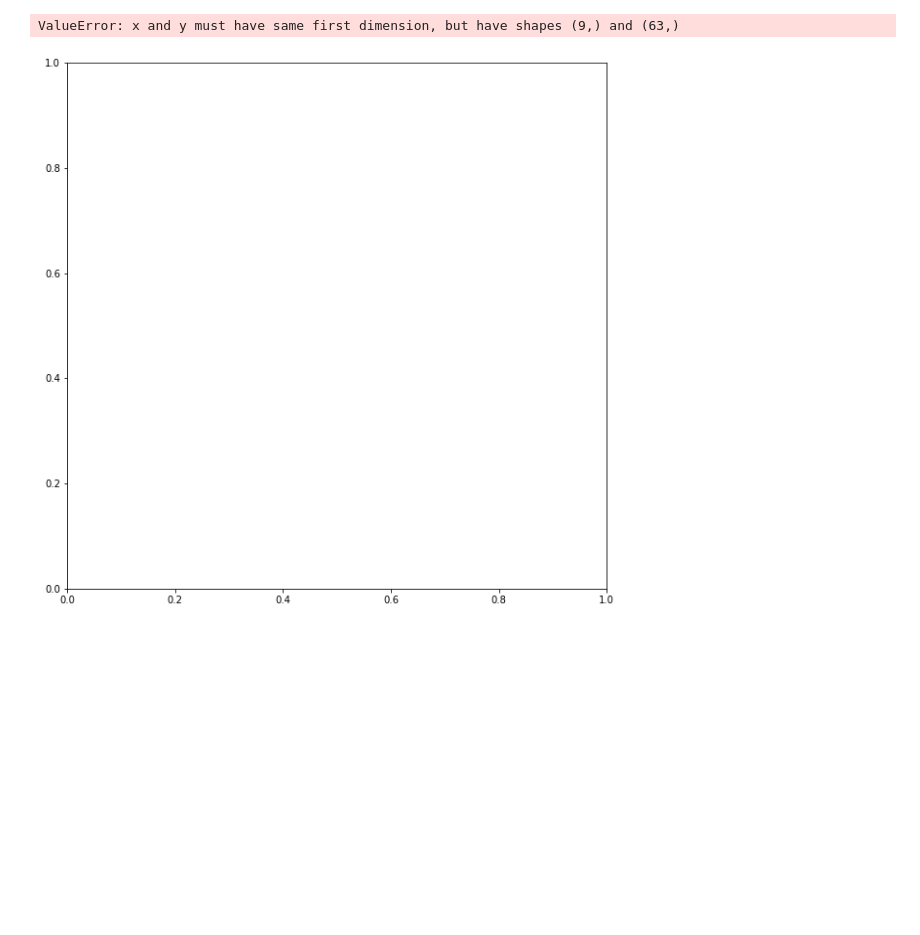
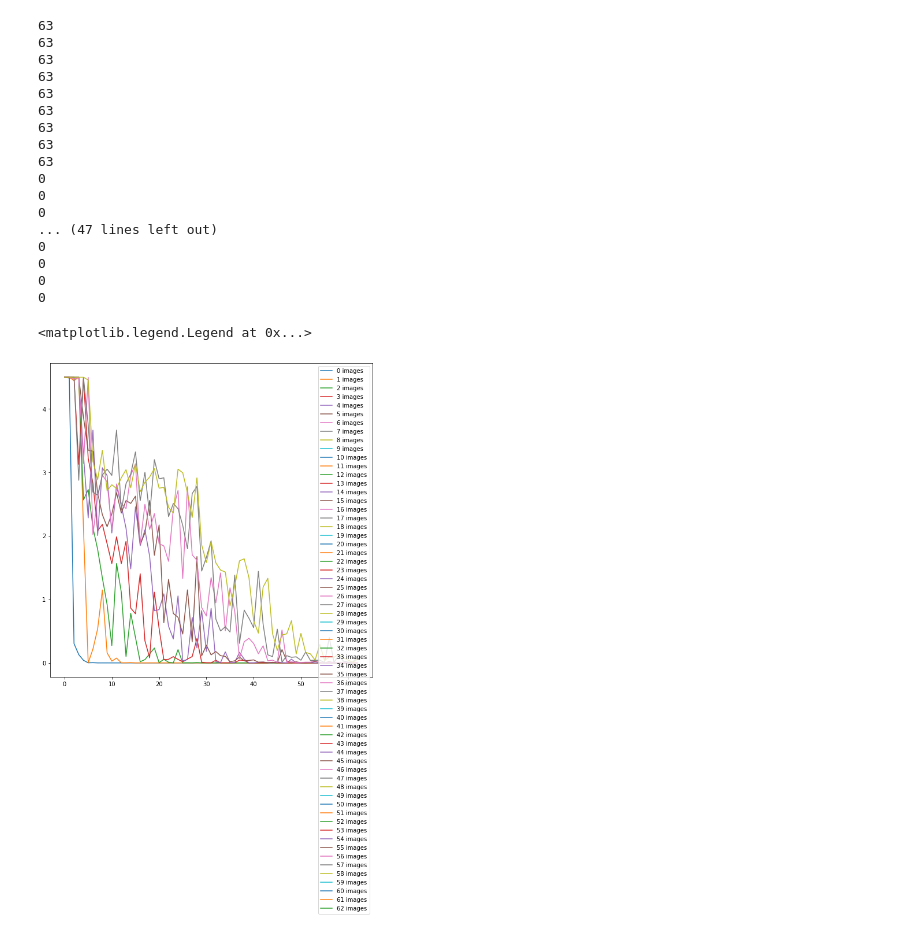
Before and after one commit to doomgutt/NMA-CN-2022-Project--Group-A---Attractor-Networks, a Jupyter notebook: v3 - making graphs.ipynb, the cells around one changed output. Saved outputs shown, nothing was run; the diff lists cells and outputs as text; code cells hidden in the pictures; blank space fills up the shorter version.

```diff
--- a/v3 - making graphs.ipynb
+++ b/v3 - making graphs.ipynb
@@ -36,7 +36,7 @@ img_N = 10
 
 network_size_range = range(1, net_N)
 alphabet_size_range = range(1, img_N)
-PMs = [[] for x in network_size_range]
+PMs = [[] for x in alphabet_size_range]
 
 for i, alph_len in enumerate(tqdm(alphabet_size_range)):
     for size in network_size_range:
@@ -49,18 +49,37 @@ for i, alph_len in enumerate(tqdm(alphabet_size_range)):
 # %%
 fig, axs = plt.subplots(1, 1, figsize=(10, 10))
 
-for im_size in PMs:
+for i, im_size in enumerate(PMs):
     accuracy = []
     for pm in im_size:
-        error = np.sum(np.array(pm.error[-1]))
+        error = np.sum(np.array(pm.error))
         accuracy.append(error)
-    axs.plot(alphabet_size_range, accuracy)
+    print(len(accuracy))
+    axs.plot(range(len(accuracy)), accuracy, label=f"{i} images")
     # uti.show_letter(white_noise_dataset[i], ax)
+plt.legend()
 
 # print(PMs[0].shape)
 # %% [output]
-ValueError: x and y must have same first dimension, but have shapes (9,) and (63,)
+63
+63
+63
+63
+63
+63
+63
+63
+63
+0
+0
+0
+... (47 lines left out)
+0
+0
+0
+0
+<matplotlib.legend.Legend at 0x...>
-[figure, old version]
+[figure, new version]
 # %%
 # pms = [pm]
 # neurons = [28 * 28]
```
